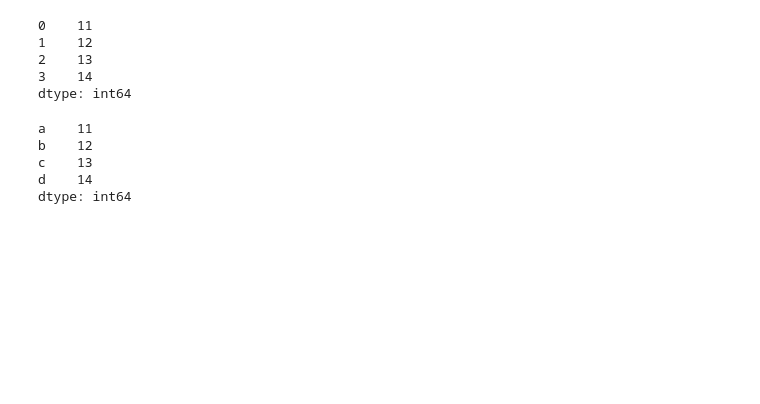
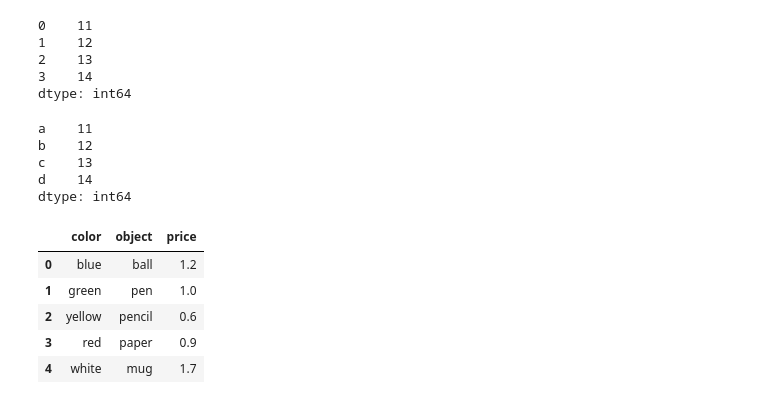
Before and after one commit to hqmkhoa/PhanTichDuLieu, a Jupyter notebook: Lab01.ipynb, the cells around one changed output. Cells and saved outputs as stored; diff of their text form; code cells hidden in the pictures; blank space fills up the shorter version.

```diff
--- a/Lab01.ipynb
+++ b/Lab01.ipynb
@@ -22,3 +22,16 @@ b    12
 c    13
 d    14
 dtype: int64
+# %%
+data ={'color' : ['blue', 'green', 'yellow', 'red', 'white'],
+	'object': ['ball', 'pen', 'pencil', 'paper', 'mug'],
+	'price': [1.2, 1.0, 0.6,0.9,1.7]}
+frame = pd.DataFrame(data)
+frame
+# %% [output]
+|  | color | object | price |
+| 0 | blue | ball | 1.2 |
+| 1 | green | pen | 1.0 |
+| 2 | yellow | pencil | 0.6 |
+| 3 | red | paper | 0.9 |
+| 4 | white | mug | 1.7 |
```
Also changed, not shown: parts of 9 cells of this notebook.
